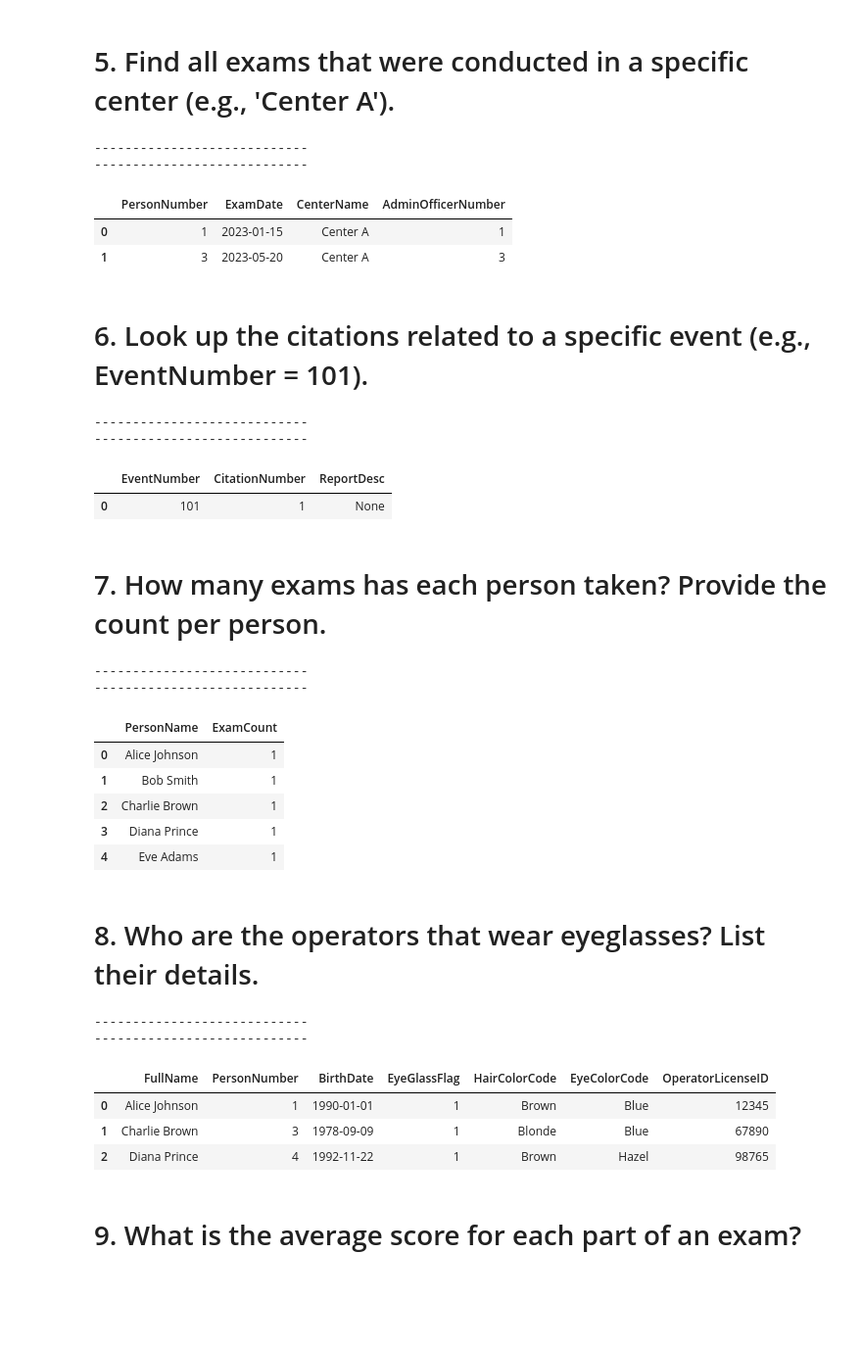
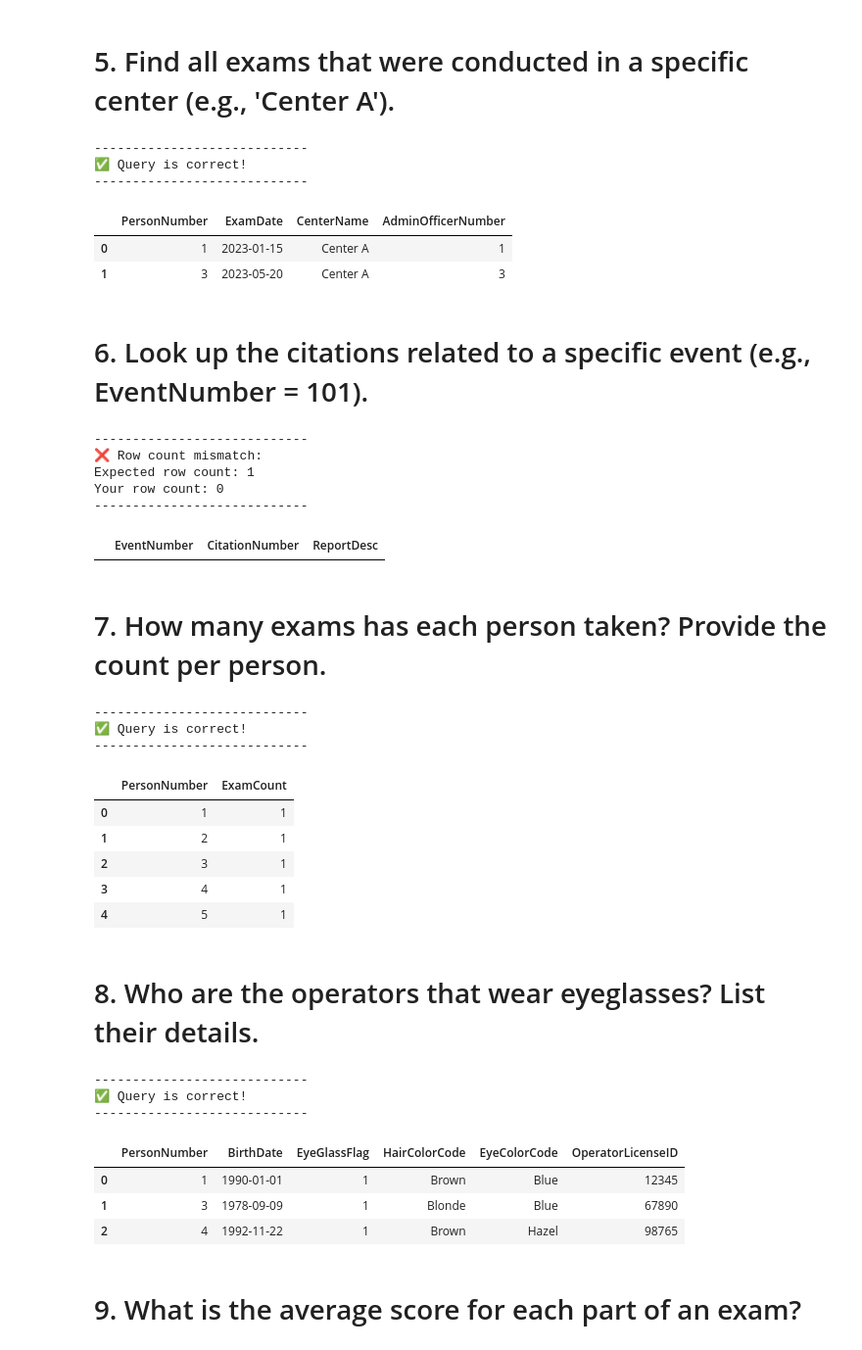
Before and after one commit to ayasqualli/Database-Management, a Jupyter notebook: Copy_of_DMV_USECASE.ipynb, the cells around one changed output. Shown: that part at 98% size. Saved outputs shown, nothing was run; the diff lists cells and outputs as text; code cells hidden in the pictures; blank space fills up the shorter version.

```diff
--- a/Copy_of_DMV_USECASE.ipynb
+++ b/Copy_of_DMV_USECASE.ipynb
@@ -13,9 +13,9 @@ Agence nationale de la sécurité routière (NARSA) is developing a new database
 # @title
 import sqlite3
 import pandas as pd
+import os
 db_path = "dmv-database.db"
 try :
-  import os
   os.remove(db_path)
 except :
   pass
@@ -220,9 +220,9 @@ with sqlite3.connect(db_path) as conn:
 
 import pickle
 
-#with open("/content/dmv-solutions.pkl", "rb") as f:
-#    logger = pickle.load(f)
-logger = {}
+with open("dmv-solutions.pkl", "rb") as f:
+    logger = pickle.load(f)
+#logger = {}
 
 def validate_query_output(student_result, expected_result):
     """
@@ -384,6 +398,7 @@ SELECT * FROM Exam WHERE CenterName="Center A";
 solution_idx=4)
 # %% [output]
 ----------------------------
+✅ Query is correct!
 ----------------------------
 |  | PersonNumber | ExamDate | CenterName | AdminOfficerNumber |
 | 0 | 1 | 2023-01-15 | Center A | 1 |
@@ -397,48 +412,52 @@ SELECT * FROM Citation WHERE EventNumber = "101";
 solution_idx=5)
 # %% [output]
 ----------------------------
+❌ Row count mismatch:
+Expected row count: 1
+Your row count: 0
 ----------------------------
 |  | EventNumber | CitationNumber | ReportDesc |
-| 0 | 101 | 1 | None |
 # %% [markdown]
 # 7. How many exams has each person taken? Provide the count per person.
 # %%
 run_query("""
-SELECT p.FullName AS PersonName, COUNT(e.ExamDate) AS ExamCount
+SELECT p.PersonNumber AS PersonNumber, COUNT(e.ExamDate) AS ExamCount
 FROM Person p
 JOIN Exam e ON p.PersonNumber = e.PersonNumber
-GROUP BY p.FullName;
+GROUP BY p.PersonNumber;
 
 """,
 solution_idx=6)
 # %% [output]
 ----------------------------
+✅ Query is correct!
 ----------------------------
-|  | PersonName | ExamCount |
-| 0 | Alice Johnson | 1 |
-| 1 | Bob Smith | 1 |
-| 2 | Charlie Brown | 1 |
-| 3 | Diana Prince | 1 |
-| 4 | Eve Adams | 1 |
+|  | PersonNumber | ExamCount |
+| 0 | 1 | 1 |
+| 1 | 2 | 1 |
+| 2 | 3 | 1 |
+| 3 | 4 | 1 |
+| 4 | 5 | 1 |
 # %% [markdown]
 # 8. Who are the operators that wear eyeglasses? List their details.
 # %%
 run_query("""
-SELECT p.FullName, op.*
+SELECT op.*
 FROM Operator op
 JOIN Person p ON op.PersonNumber = p.PersonNumber
 WHERE op.EyeGlassFlag = 1;
 
 
 """,
 solution_idx=7)
 # %% [output]
 ----------------------------
+✅ Query is correct!
 ----------------------------
-|  | FullName | PersonNumber | BirthDate | EyeGlassFlag | HairColorCode | EyeColorCode | OperatorLicenseID |
-| 0 | Alice Johnson | 1 | 1990-01-01 | 1 | Brown | Blue | 12345 |
-| 1 | Charlie Brown | 3 | 1978-09-09 | 1 | Blonde | Blue | 67890 |
-| 2 | Diana Prince | 4 | 1992-11-22 | 1 | Brown | Hazel | 98765 |
+|  | PersonNumber | BirthDate | EyeGlassFlag | HairColorCode | EyeColorCode | OperatorLicenseID |
+| 0 | 1 | 1990-01-01 | 1 | Brown | Blue | 12345 |
+| 1 | 3 | 1978-09-09 | 1 | Blonde | Blue | 67890 |
+| 2 | 4 | 1992-11-22 | 1 | Brown | Hazel | 98765 |
 # %% [markdown]
 # 9. What is the average score for each part of an exam?
 # %%
```
Also changed, not shown: parts of 17 cells of this notebook, 3 other files.
